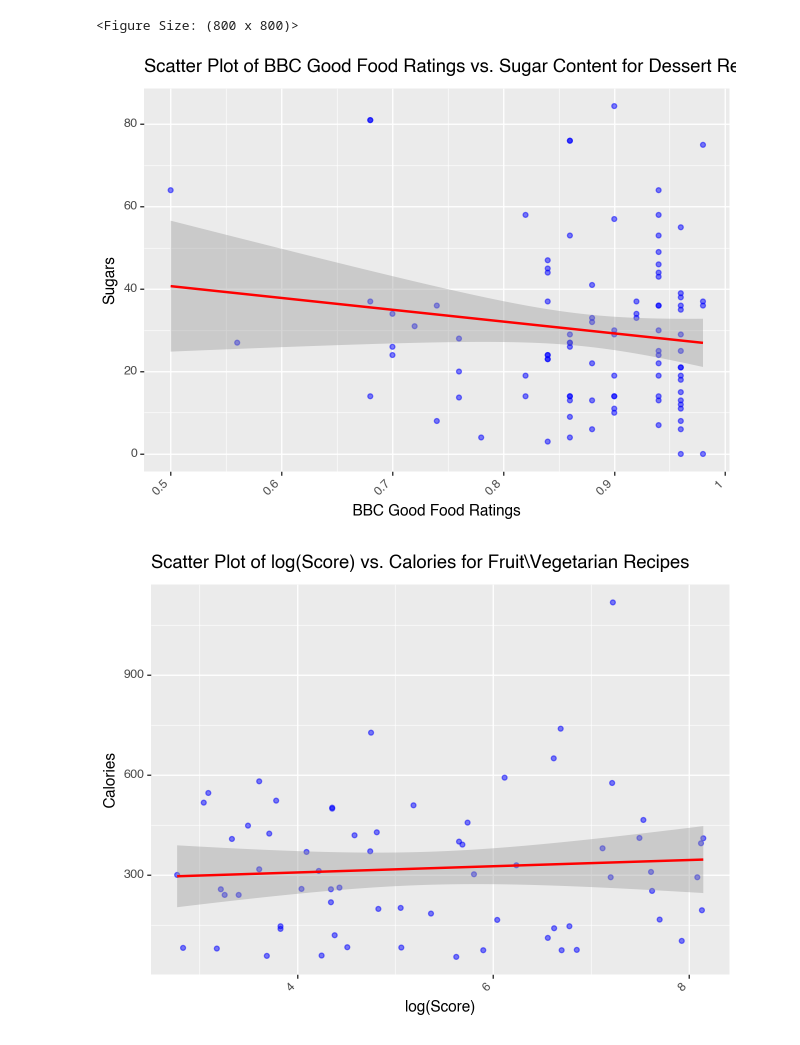
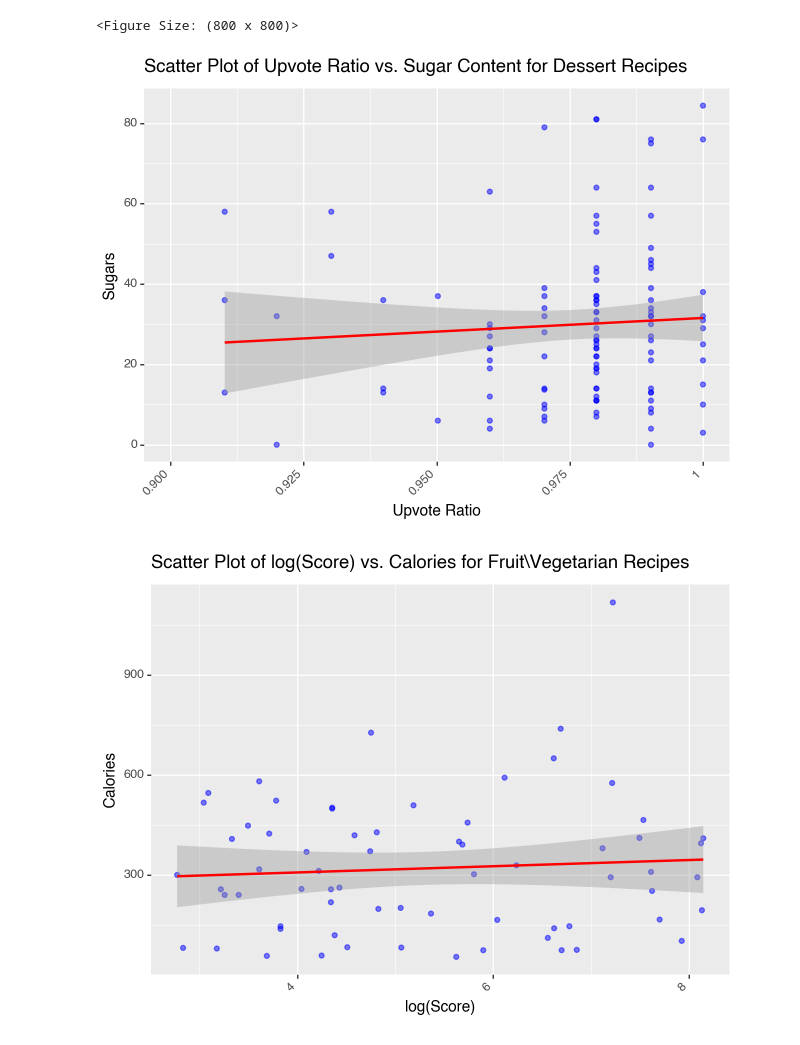
Before and after one commit to lse-ds105/ds105a-project-chadgpt, a Jupyter notebook: notebooks/04 Tests for Cosine Similarity.ipynb, the cells around one changed output. Saved outputs shown, nothing was run; the diff lists cells and outputs as text; code cells hidden in the pictures.

Commit message:
made interactive plot

```diff
--- a/notebooks/04 Tests for Cosine Similarity.ipynb
+++ b/notebooks/04 Tests for Cosine Similarity.ipynb
@@ -260,17 +310,16 @@ plot
 [figure]
 <Figure Size: (800 x 800)>
 # %%
-from plotnine import ggplot, aes, geom_point, geom_smooth, facet_wrap, labs, theme, element_text, xlim, ylim
-
 plot = (
-    ggplot(df_desserts, aes(x='bbcgf_ratings', y='sugars'))
+    ggplot(df_desserts, aes(x='upvote_ratio', y='sugars'))
     + geom_point(alpha=0.5, color='blue')
     + geom_smooth(method='lm', color='red')
-    + labs(title='Scatter Plot of BBC Good Food Ratings vs. Sugar Content for Dessert Recipes', x='BBC Good Food Ratings', y='Sugars')
+    + labs(title='Scatter Plot of Upvote Ratio vs. Sugar Content for Dessert Recipes', x='Upvote Ratio', y='Sugars')
     + theme(axis_text_x=element_text(angle=45, hjust=1))
+    + xlim(0.9, 1)
 )
 
 print(plot)
 # %% [output]
-[figure, old version]
+[figure, new version]
 # %%
```
Also changed, not shown: parts of 11 cells of this notebook, 11 other files.
